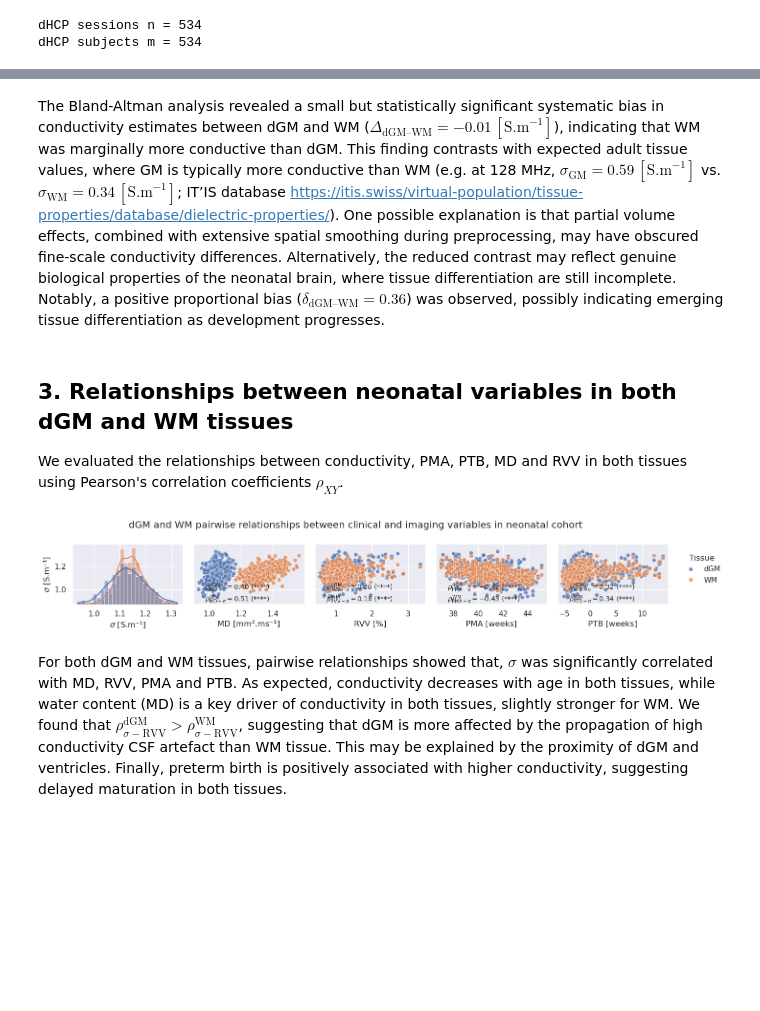
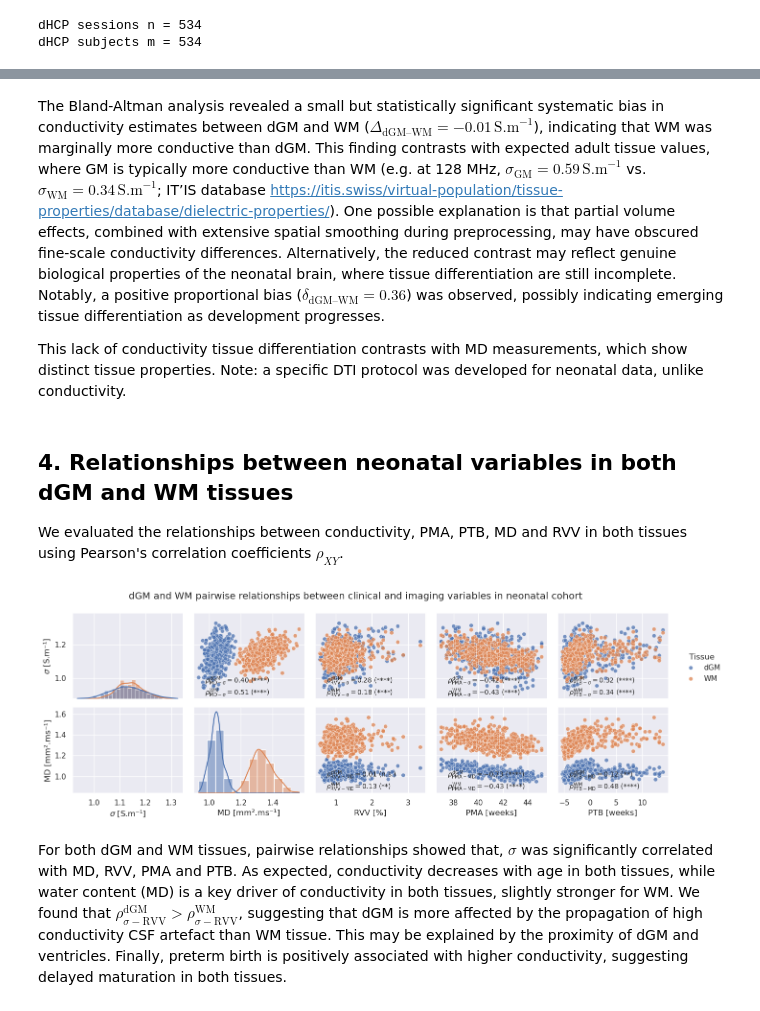
Before and after one commit to aboutill/nano-eptk, a Jupyter notebook: notebooks/experiments/stats_analysis_experiment4.ipynb, the cells around one changed output, grey strips where cells are left out. Drawn from its saved outputs; the diff is of its cells as text; code cells hidden in the pictures; blank space fills up the shorter version.

```diff
--- a/notebooks/experiments/stats_analysis_experiment4.ipynb
+++ b/notebooks/experiments/stats_analysis_experiment4.ipynb
@@ -153,7 +269,9 @@ plt.savefig(plot_path, bbox_inches='tight', dpi=300)
 # %% [markdown]
-The Bland-Altman analysis revealed a small but statistically significant systematic bias in conductivity estimates between dGM and WM ($\Delta_{\textrm{dGM–WM}} = -0.01\, [\textrm{S.m}^{-1}]$), indicating that WM was marginally more conductive than dGM. This finding contrasts with expected adult tissue values, where GM is typically more conductive than WM (e.g. at 128 MHz, $\sigma_{\textrm{GM}} = 0.59\, [\textrm{S.m}^{-1}]$ vs. $\sigma_{\textrm{WM}} = 0.34\, [\textrm{S.m}^{-1}]$; IT’IS database https://itis.swiss/virtual-population/tissue-properties/database/dielectric-properties/). One possible explanation is that partial volume effects, combined with extensive spatial smoothing during preprocessing, may have obscured fine-scale conductivity differences. Alternatively, the reduced contrast may reflect genuine biological properties of the neonatal brain, where tissue differentiation are still incomplete. Notably, a positive proportional bias ($\delta_{\textrm{dGM–WM}} = 0.36$) was observed, possibly indicating emerging tissue differentiation as development progresses.
+The Bland-Altman analysis revealed a small but statistically significant systematic bias in conductivity estimates between dGM and WM ($\Delta_{\textrm{dGM–WM}} = -0.01\, \textrm{S.m}^{-1}$), indicating that WM was marginally more conductive than dGM. This finding contrasts with expected adult tissue values, where GM is typically more conductive than WM (e.g. at 128 MHz, $\sigma_{\textrm{GM}} = 0.59\, \textrm{S.m}^{-1}$ vs. $\sigma_{\textrm{WM}} = 0.34\, \textrm{S.m}^{-1}$; IT’IS database https://itis.swiss/virtual-population/tissue-properties/database/dielectric-properties/). One possible explanation is that partial volume effects, combined with extensive spatial smoothing during preprocessing, may have obscured fine-scale conductivity differences. Alternatively, the reduced contrast may reflect genuine biological properties of the neonatal brain, where tissue differentiation are still incomplete. Notably, a positive proportional bias ($\delta_{\textrm{dGM–WM}} = 0.36$) was observed, possibly indicating emerging tissue differentiation as development progresses.
+
+This lack of conductivity tissue differentiation contrasts with MD measurements, which show distinct tissue properties. Note: a specific DTI protocol was developed for neonatal data, unlike conductivity.
 # %% [markdown]
-## 3. Relationships between neonatal variables in both dGM and WM tissues
+## 4. Relationships between neonatal variables in both dGM and WM tissues
 We evaluated the relationships between conductivity, PMA, PTB, MD and RVV in both tissues using Pearson's correlation coefficients $\rho_{XY}$.
 # %%
 def build_vert_df():
@@ -179,7 +297,7 @@ def build_vert_df():
     return vert_df, tissue_idx
 # %%
 # Set file path
-plot_path = os.path.join(plot_dir, "experiment4B.png")
+plot_path = os.path.join(plot_dir, "experiment4C.png")
 
 # Load dataframe
 df = pd.read_csv(df_path)
@@ -206,36 +324,37 @@ vert_df = vert_df.rename(columns={
 x_vars = [
     r"$\sigma$ [S.m⁻¹]",
     "MD [mm².ms⁻¹]",
     "RVV [%]",
     "PMA [weeks]",
     "PTB [weeks]",
 ]
 y_vars = [
     r"$\sigma$ [S.m⁻¹]",
+    "MD [mm².ms⁻¹]",
 ]
 
 # Initialize plot
 g = sns.PairGrid(vert_df, hue=tissue_col, x_vars=x_vars, y_vars=y_vars)
 g.fig.suptitle("dGM and WM pairwise relationships between clinical and imaging variables in neonatal cohort")
 
 # Plot data
 g.map_diag(sns.histplot, kde=True)
-g.map_offdiag(sns.scatterplot, alpha=0.75)
-g.map_offdiag(annotate_cat_pairplot, cats=tissue_labels, cats_idx=tissue_idx)
+g.map_upper(sns.scatterplot, alpha=0.75)
+g.map_upper(annotate_cat_pairplot, cats=tissue_labels, cats_idx=tissue_idx, disp_ci=False)
 
 # Legend
 g.add_legend()
 sns.move_legend(g, "upper left", bbox_to_anchor=(1, 0.75))
 
 # Adjust layout
 g.fig.tight_layout()
 
 # Save plot
 output_dir = os.path.dirname(plot_path)
 os.makedirs(output_dir, exist_ok=True)
 plt.savefig(plot_path, dpi=300, bbox_inches="tight")
 # %% [output]
-[figure, old version]
+[figure, new version]
 # %% [markdown]
 For both dGM and WM tissues, pairwise relationships showed that, $\sigma$ was significantly correlated with MD, RVV, PMA and PTB. As expected, conductivity decreases with age in both tissues, while water content (MD) is a key driver of conductivity in both tissues, slightly stronger for WM. We found that $\rho_{\sigma-\textrm{RVV}}^{\textrm{dGM}} > \rho_{\sigma-\textrm{RVV}}^{\textrm{WM}}$, suggesting that dGM is more affected by the propagation of high conductivity CSF artefact than WM tissue. This may be explained by the proximity of dGM and ventricles. Finally, preterm birth is positively associated with higher conductivity, suggesting delayed maturation in both tissues.
 # %% [markdown]
```
Also changed, not shown: parts of 14 cells of this notebook, 5 other files.
